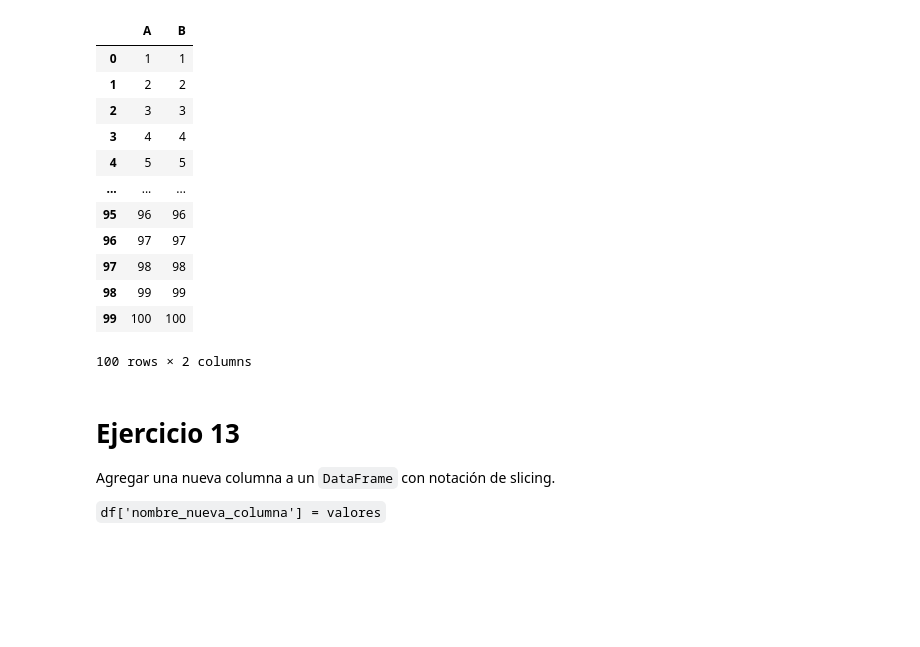
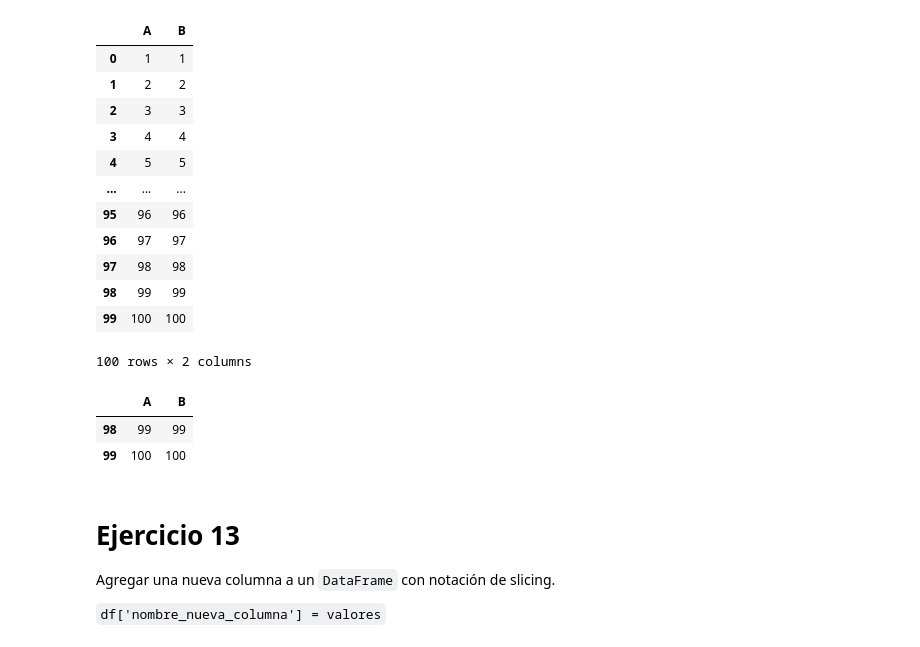
Before and after one commit to GabriManz/Curso_Python, a Jupyter notebook: Día 2/Gabri 10 - Pandas.ipynb, the cells around one changed output. Cells and saved outputs as stored; diff of their text form; code cells hidden in the pictures; blank space fills up the shorter version.

```diff
--- a/Día 2/Gabri 10 - Pandas.ipynb
+++ b/Día 2/Gabri 10 - Pandas.ipynb
@@ -391,3 +403,9 @@ df
+# %%
+df[-2:]
+# %% [output]
+|  | A | B |
+| 98 | 99 | 99 |
+| 99 | 100 | 100 |
 # %% [markdown]
 # Ejercicio 13
 
```
Also changed, not shown: parts of 27 cells of this notebook.
